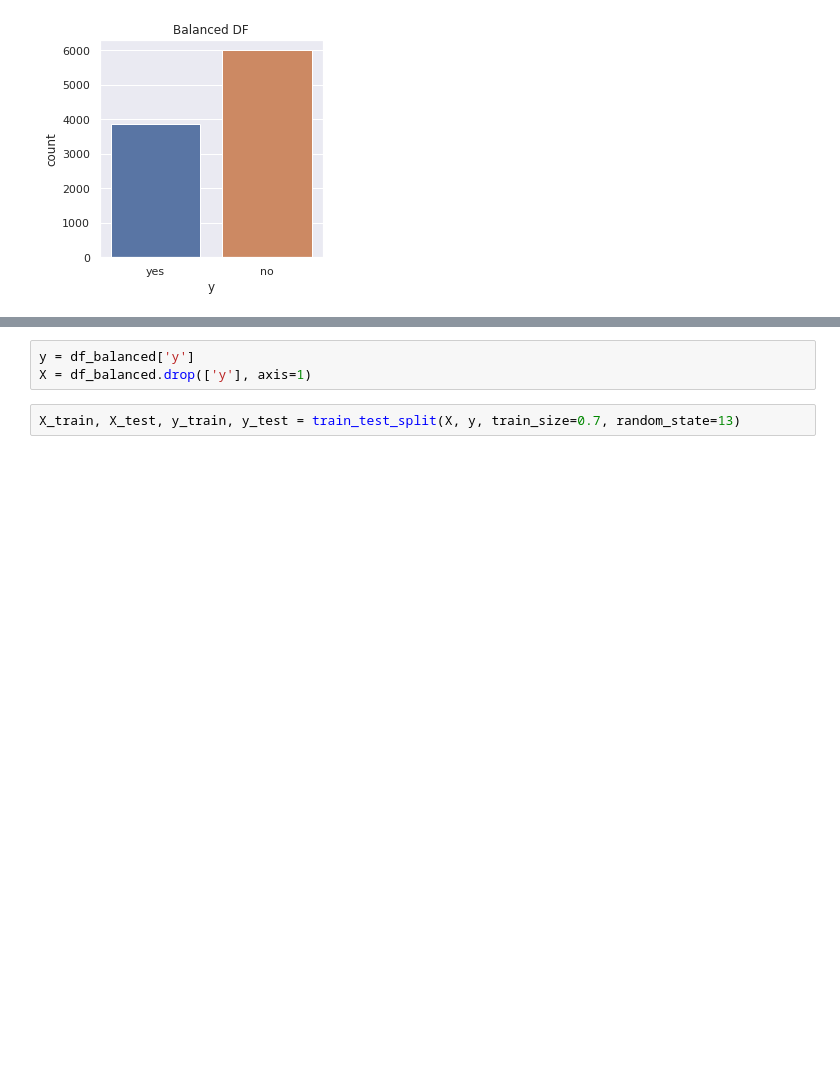
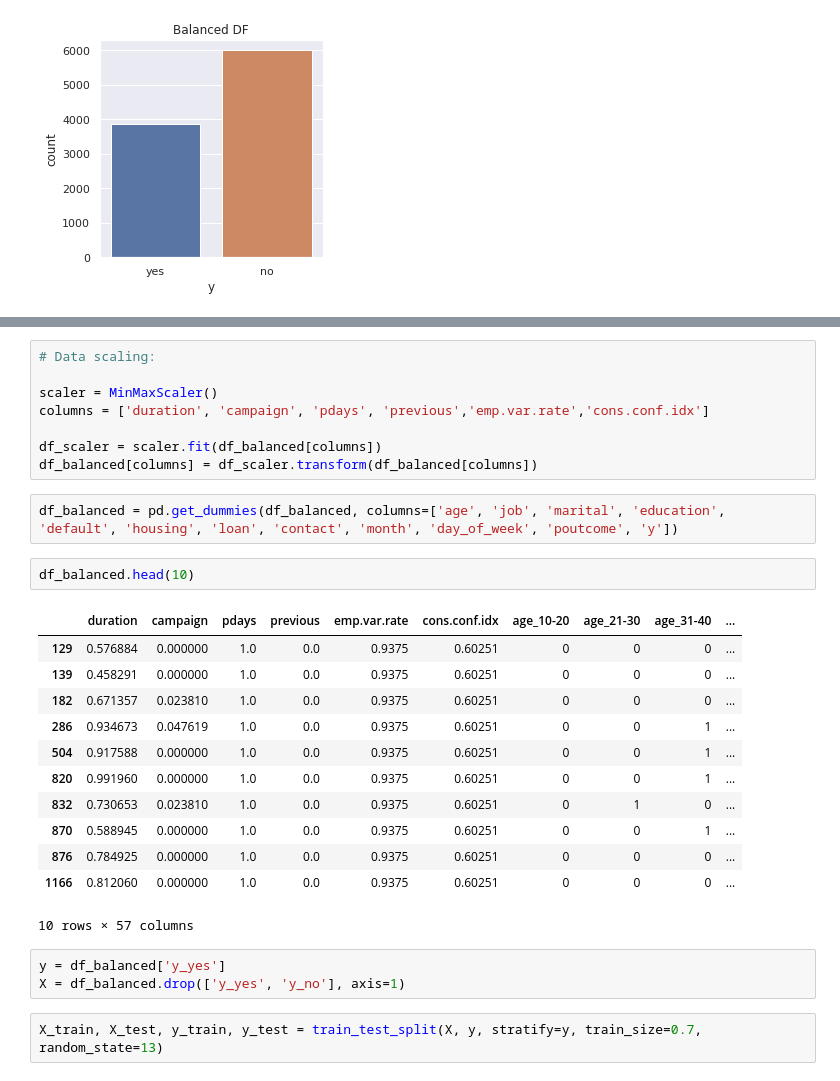
Before and after one commit to jgayosof/logistic-regression-project-tutorial, a Jupyter notebook: src/explore.ipynb, the cells around one changed output, grey strips where cells are left out. Cells and saved outputs as stored; diff of their text form; blank space fills up the shorter version.

```diff
--- a/src/example.ipynb
+++ b/src/explore.ipynb
@@ -760,8 +779,33 @@ plt.show()
+# %%
+# Data scaling:
+
+scaler = MinMaxScaler()
+columns = ['duration', 'campaign', 'pdays', 'previous','emp.var.rate','cons.conf.idx']
+
+df_scaler = scaler.fit(df_balanced[columns])
+df_balanced[columns] = df_scaler.transform(df_balanced[columns])
+# %%
+df_balanced = pd.get_dummies(df_balanced, columns=['age', 'job', 'marital', 'education', 'default', 'housing', 'loan', 'contact', 'month', 'day_of_week', 'poutcome', 'y'])
+# %%
+df_balanced.head(10)
+# %% [output]
+|  | duration | campaign | pdays | previous | emp.var.rate | cons.conf.idx | age_10-20 | age_21-30 | age_31-40 | ... |
+| 129 | 0.576884 | 0.000000 | 1.0 | 0.0 | 0.9375 | 0.60251 | 0 | 0 | 0 | ... |
+| 139 | 0.458291 | 0.000000 | 1.0 | 0.0 | 0.9375 | 0.60251 | 0 | 0 | 0 | ... |
+| 182 | 0.671357 | 0.023810 | 1.0 | 0.0 | 0.9375 | 0.60251 | 0 | 0 | 0 | ... |
+| 286 | 0.934673 | 0.047619 | 1.0 | 0.0 | 0.9375 | 0.60251 | 0 | 0 | 1 | ... |
+| 504 | 0.917588 | 0.000000 | 1.0 | 0.0 | 0.9375 | 0.60251 | 0 | 0 | 1 | ... |
+| 820 | 0.991960 | 0.000000 | 1.0 | 0.0 | 0.9375 | 0.60251 | 0 | 0 | 1 | ... |
+| 832 | 0.730653 | 0.023810 | 1.0 | 0.0 | 0.9375 | 0.60251 | 0 | 1 | 0 | ... |
+| 870 | 0.588945 | 0.000000 | 1.0 | 0.0 | 0.9375 | 0.60251 | 0 | 0 | 1 | ... |
+| 876 | 0.784925 | 0.000000 | 1.0 | 0.0 | 0.9375 | 0.60251 | 0 | 0 | 0 | ... |
+| 1166 | 0.812060 | 0.000000 | 1.0 | 0.0 | 0.9375 | 0.60251 | 0 | 0 | 0 | ... |
+10 rows × 57 columns
 # %%
-y = df_balanced['y']
-X = df_balanced.drop(['y'], axis=1)
+y = df_balanced['y_yes']
+X = df_balanced.drop(['y_yes', 'y_no'], axis=1)
 # %%
-X_train, X_test, y_train, y_test = train_test_split(X, y, train_size=0.7, random_state=13)
+X_train, X_test, y_train, y_test = train_test_split(X, y, stratify=y, train_size=0.7, random_state=13)
 # %%
 #check
 # Check if data is balanced:
```
Also changed, not shown: parts of 42 cells of this notebook.
